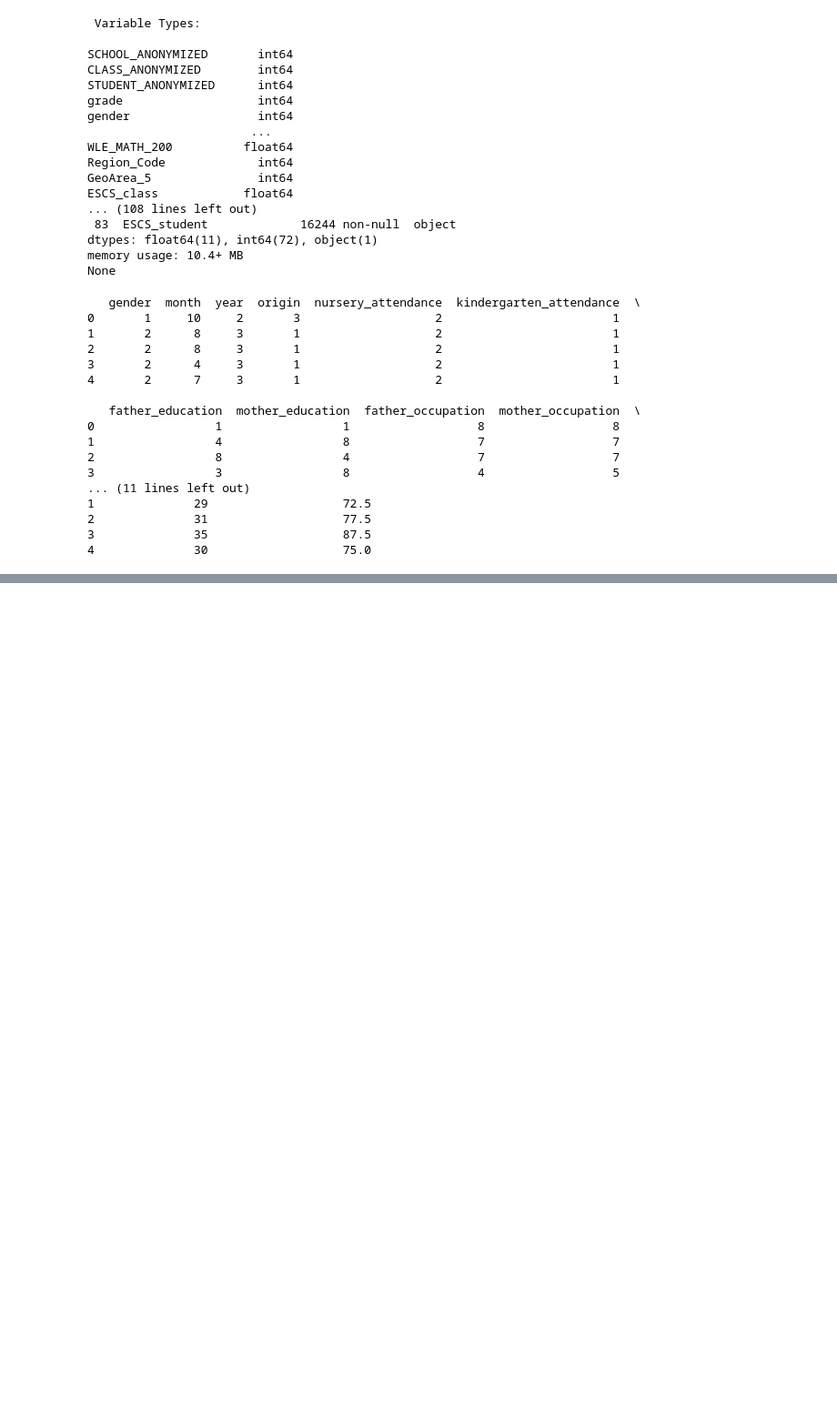
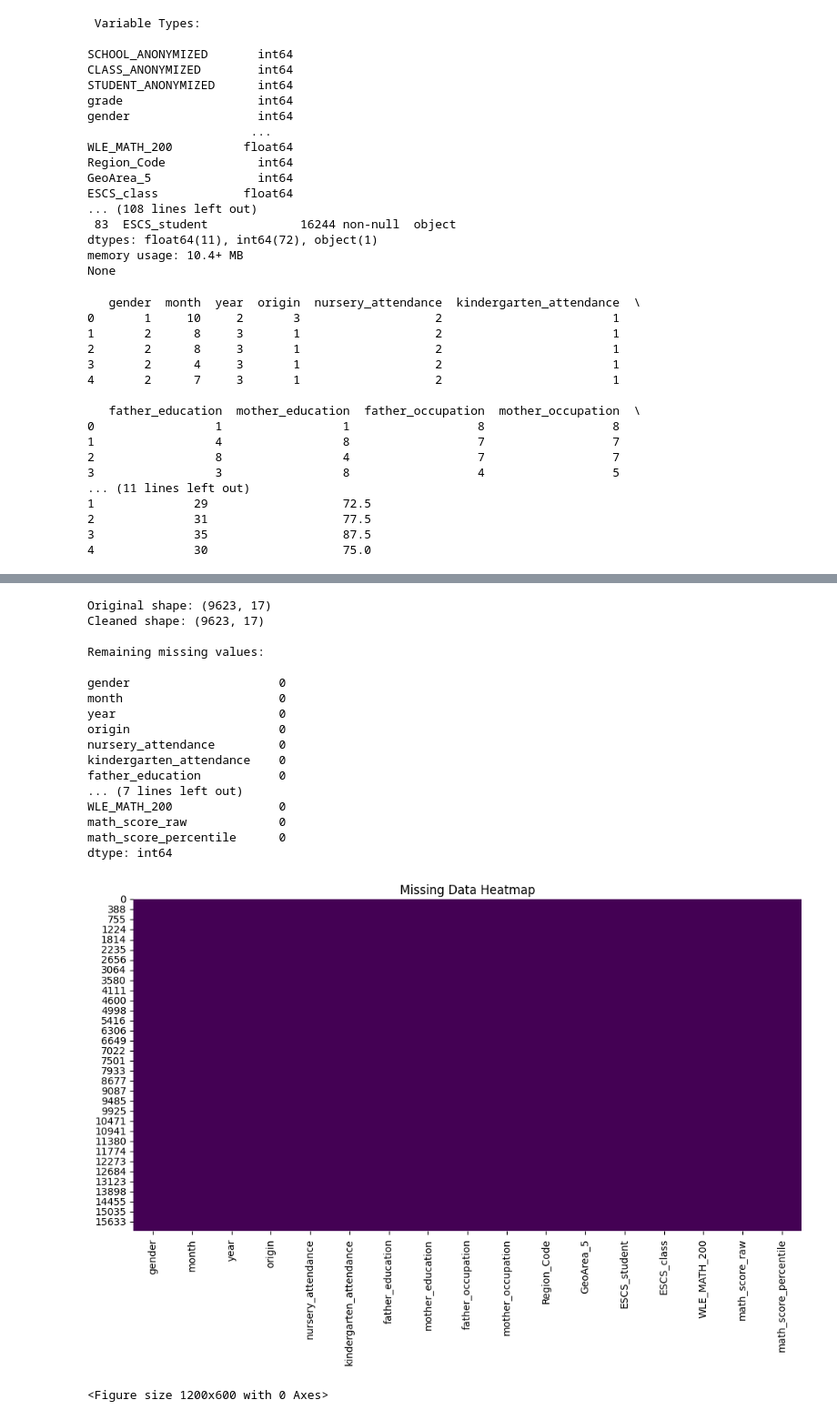
Before and after one commit to LuckyForoozan/MyProjects, a Jupyter notebook: Untitled17.ipynb, the cells around one changed output, grey strips where cells are left out. Shown at 91% size. Cells and saved outputs as stored; diff of their text form; code cells hidden in the pictures; blank space fills up the shorter version.

```diff
--- a/Untitled17.ipynb
+++ b/Untitled17.ipynb
@@ -90,0 +132,49 @@ print(df.head())
+# %%
+import pandas as pd
+import seaborn as sns
+import matplotlib.pyplot as plt
+import numpy as np
+import matplotlib.pyplot as plt
+import missingno as msno
+
+
+# Drop NA (real missing)
+data_clean = data.dropna()
+
+# Confirm cleaning
+print(f"Original shape: {data.shape}")
+print(f"Cleaned shape: {data_clean.shape}")
+print("\nRemaining missing values:\n")
+print(data_clean.isnull().sum())
+
+# Visualize missing values
+plt.figure(figsize=(12,6))
+sns.heatmap(data.isnull(), cbar=False, cmap="viridis")
+plt.title("Missing Data Heatmap")
+plt.show()
+
+import seaborn as sns
+plt.figure(figsize=(12,6))
+msno.heatmap(data_clean)
+plt.title("Missing Data Heatmap (After Cleaning)")
+plt.show()
+# %% [output]
+Original shape: (9623, 17)
+Cleaned shape: (9623, 17)
+
+Remaining missing values:
+
+gender                     0
+month                      0
+year                       0
+origin                     0
+nursery_attendance         0
+kindergarten_attendance    0
+father_education           0
+... (7 lines left out)
+WLE_MATH_200               0
+math_score_raw             0
+math_score_percentile      0
+dtype: int64
+[figure, added]
+<Figure size 1200x600 with 0 Axes>
```
Also changed, not shown: parts of 2 cells of this notebook.
